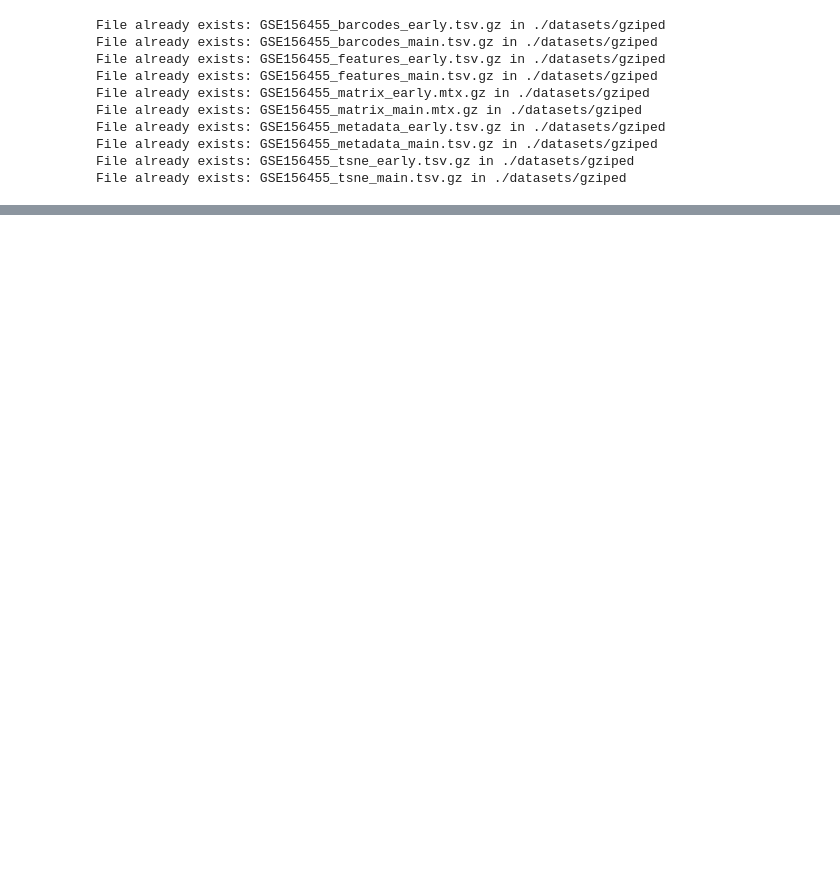
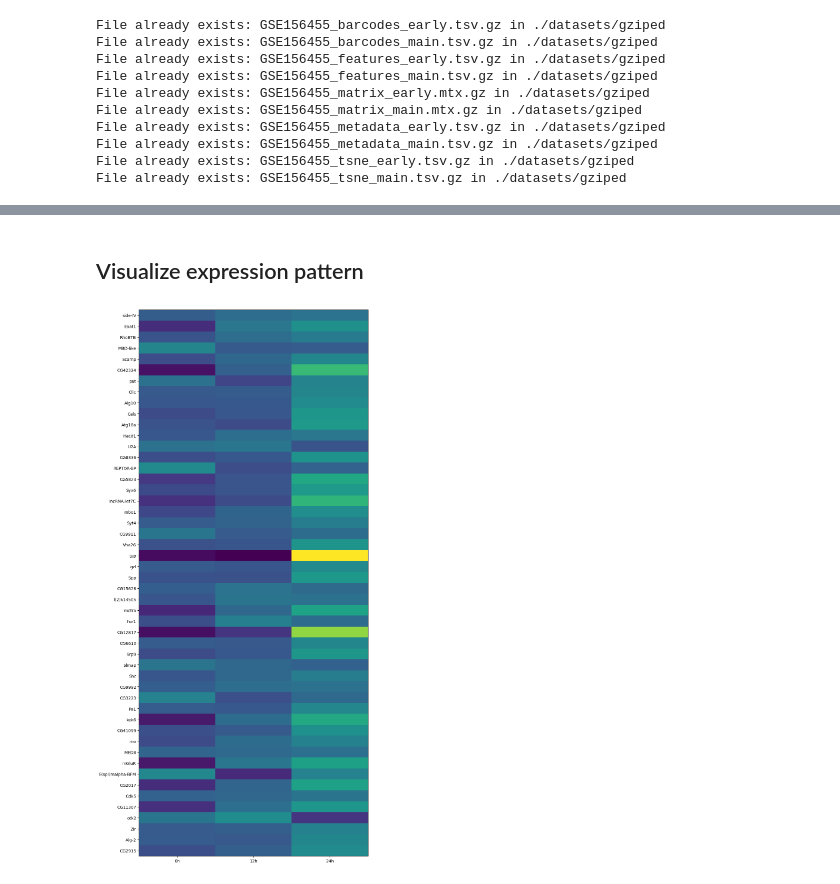
Before and after one commit to FujishigeTemma/GSE156455, a Jupyter notebook: coexpression.ipynb, the cells around one changed output, grey strips where cells are left out. Saved outputs shown, nothing was run; the diff lists cells and outputs as text; code cells hidden in the pictures; blank space fills up the shorter version.

```diff
--- a/coexpression.ipynb
+++ b/coexpression.ipynb
@@ -307,0 +231,42 @@ ValueError: Found array with 0 sample(s) (shape=(0, 7)) while a minimum of 1 is
+# %% [markdown]
+## Visualize expression pattern
+# %%
+from sklearn.preprocessing import normalize
+
+def save_expression_pattern_image(c: ListConfig):
+  fig, (ax) = plt.subplots(ncols=1, nrows=1, figsize=(10, 24))
+
+  target_expressions = data[feature_df['feature_name'] == c.target_feature].astype(np.double)[0]
+
+  threshold = np.percentile(target_expressions, 100 - c.expression_percentile)
+
+  cell_filter = target_expressions > threshold
+  if len(c.target_cell_types) != 0:
+    cell_filter &= metadata_df['type'].isin(c.target_cell_types)
+  if len(c.target_times) !=0:
+    cell_filter &= metadata_df['time'].isin(c.target_times)
+
+  expressions = np.zeros((len(feature_df), len(c.target_times)))
+
+  for i, time in enumerate(c.target_times):
+    time_filter = metadata_df['time'] == time
+    expressions[:, i] = data[:, cell_filter & time_filter].mean(axis=1)
+
+  expressions = normalize(expressions, axis=1, norm='l1')
+
+  theta = calc_theta(c)
+
+  coexpressed_features = pd.merge(feature_df, pd.DataFrame(theta, columns=['theta']), left_index=True, right_index=True)
+  coexpressed_features = pd.merge(coexpressed_features, pd.DataFrame(expressions, columns=c.target_times), left_index=True, right_index=True)
+  coexpressed_features = coexpressed_features.sort_values(by='theta', ascending=False).head(50)
+
+  ax.set_xticks(np.arange(len(c.target_times)), labels=c.target_times)
+  ax.set_yticks(np.arange(len(coexpressed_features)), labels=coexpressed_features['feature_name'])
+
+  ax.imshow(coexpressed_features[c.target_times], aspect="auto") #type:ignore
+
+  fig.savefig(path.join(c.output_dir ,f'{c.target_feature}.png'), dpi=100)
+
+save_expression_pattern_image(ListConfig())
+# %% [output]
+[figure, added]
```
Also changed, not shown: parts of 35 cells of this notebook, 5 other files.
